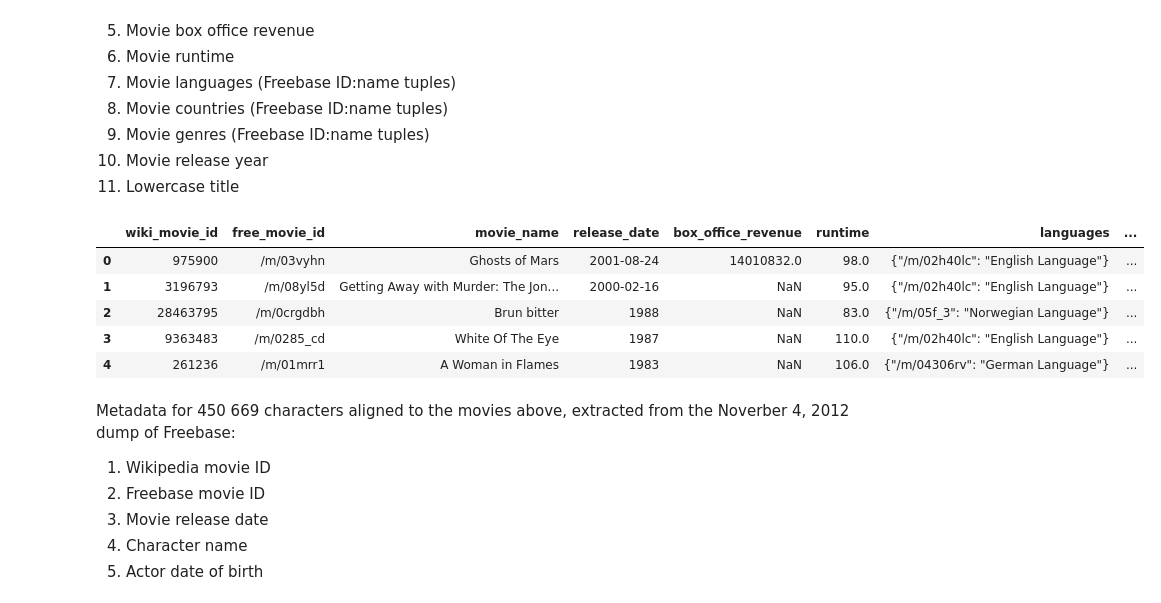
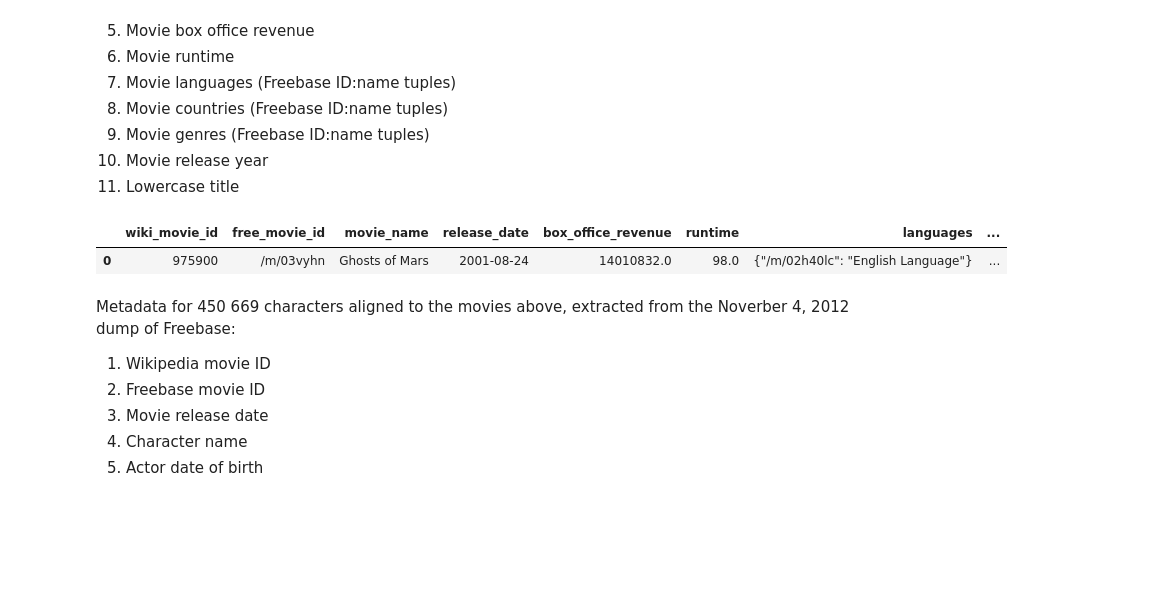
Before and after one commit to epfl-ada/ada-2023-project-msosm, a Jupyter notebook: main.ipynb, the cells around one changed output. Saved outputs shown, nothing was run; the diff lists cells and outputs as text; code cells hidden in the pictures; blank space fills up the shorter version.

```diff
--- a/main.ipynb
+++ b/main.ipynb
@@ -56,14 +60,10 @@ Metadata for 81 741 movies, extracted from the Noverber 4, 2012 dump of Freebase
 10. Movie release year
 11. Lowercase title
 # %%
-movie_metadata.head()
+movie_metadata.head(1)
 # %% [output]
 |  | wiki_movie_id | free_movie_id | movie_name | release_date | box_office_revenue | runtime | languages | ... |
 | 0 | 975900 | /m/03vyhn | Ghosts of Mars | 2001-08-24 | 14010832.0 | 98.0 | {"/m/02h40lc": "English Language"} | ... |
-| 1 | 3196793 | /m/08yl5d | Getting Away with Murder: The Jon... | 2000-02-16 | NaN | 95.0 | {"/m/02h40lc": "English Language"} | ... |
-| 2 | 28463795 | /m/0crgdbh | Brun bitter | 1988 | NaN | 83.0 | {"/m/05f_3": "Norwegian Language"} | ... |
-| 3 | 9363483 | /m/0285_cd | White Of The Eye | 1987 | NaN | 110.0 | {"/m/02h40lc": "English Language"} | ... |
-| 4 | 261236 | /m/01mrr1 | A Woman in Flames | 1983 | NaN | 106.0 | {"/m/04306rv": "German Language"} | ... |
 # %% [markdown]
 Metadata for 450 669 characters aligned to the movies above, extracted from the Noverber 4, 2012 dump of Freebase:
 1. Wikipedia movie ID
```
Also changed, not shown: parts of 44 cells of this notebook, 2 other files.
